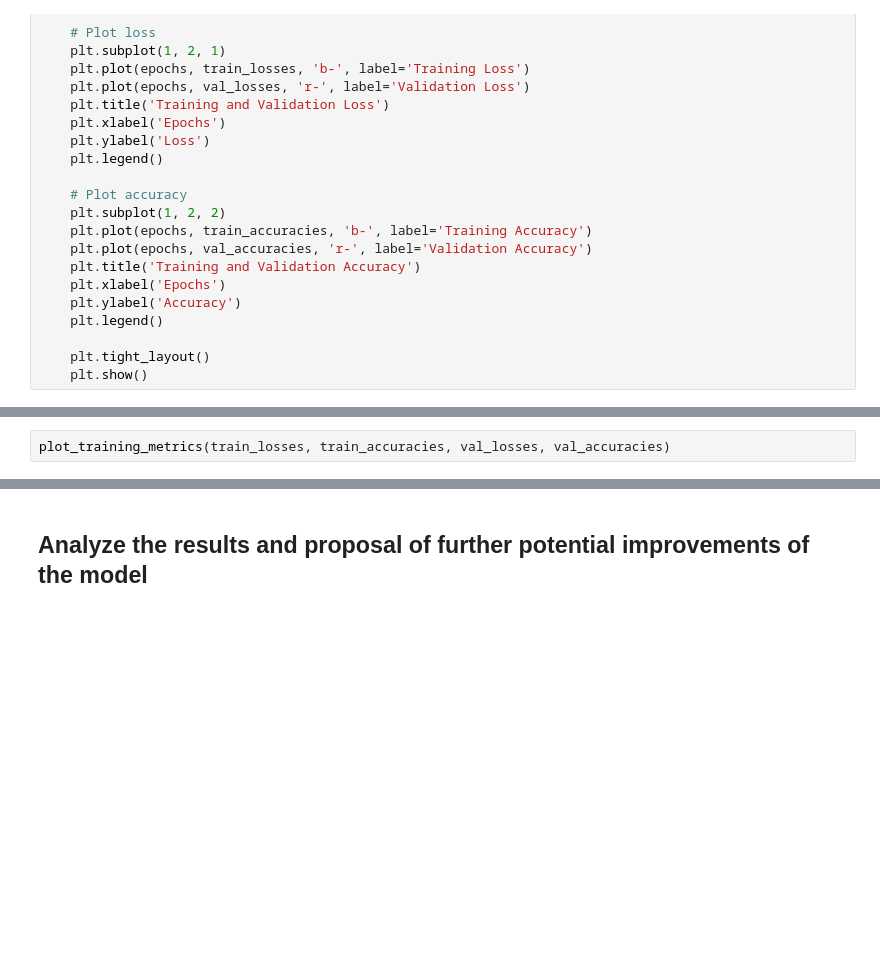
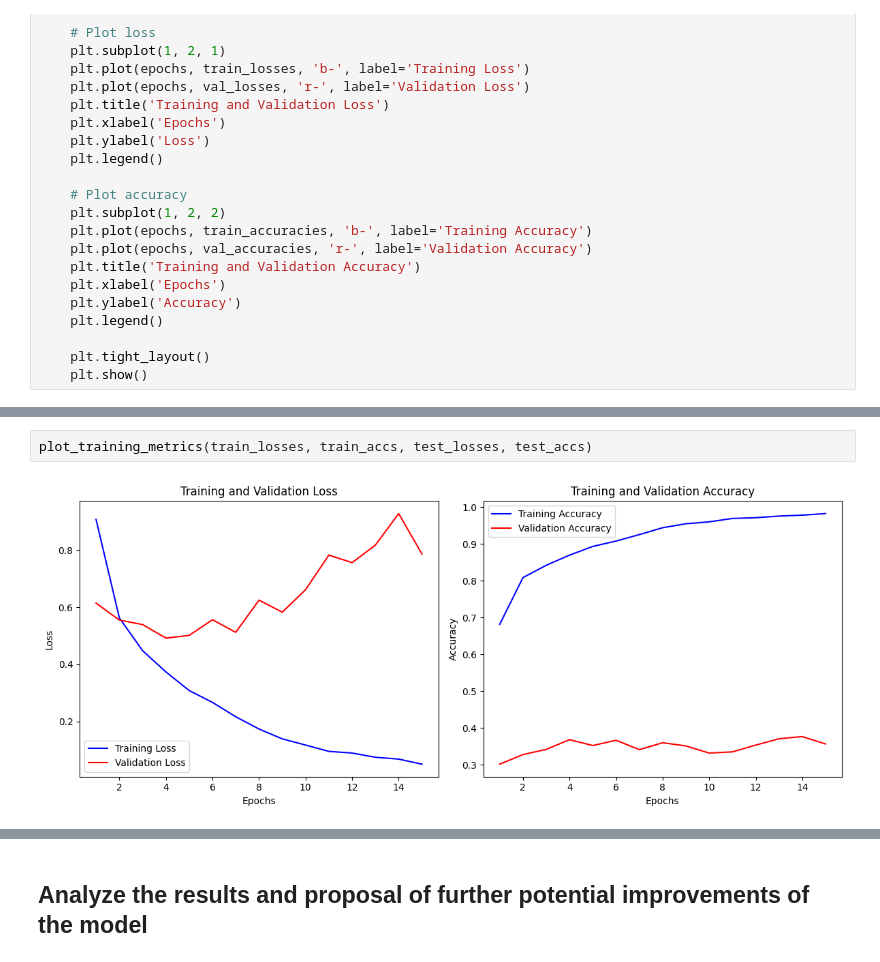
Before and after one commit to AndriyBabiy/goit_deep-learning, a Jupyter notebook: 02_Image_Classification.ipynb, the cells around one changed output, grey strips where cells are left out. Drawn from its saved outputs; the diff is of its cells as text; blank space fills up the shorter version.

Commit message:
Kaggle Notebook | 02-Image_Classification-Intel-Image-Classification | Created a way to save the model locally and also fixed the final visualizations

```diff
--- a/02_Image_Classification.ipynb
+++ b/02_Image_Classification.ipynb
@@ -447,3 +452,5 @@ plt.show()
-# %%
-plot_training_metrics(train_losses, train_accuracies, val_losses, val_accuracies)
+# %%
+plot_training_metrics(train_losses, train_accs, test_losses, test_accs)
+# %% [output]
+[figure, added]
 # %%
```
Also changed, not shown: parts of 11 cells of this notebook.
